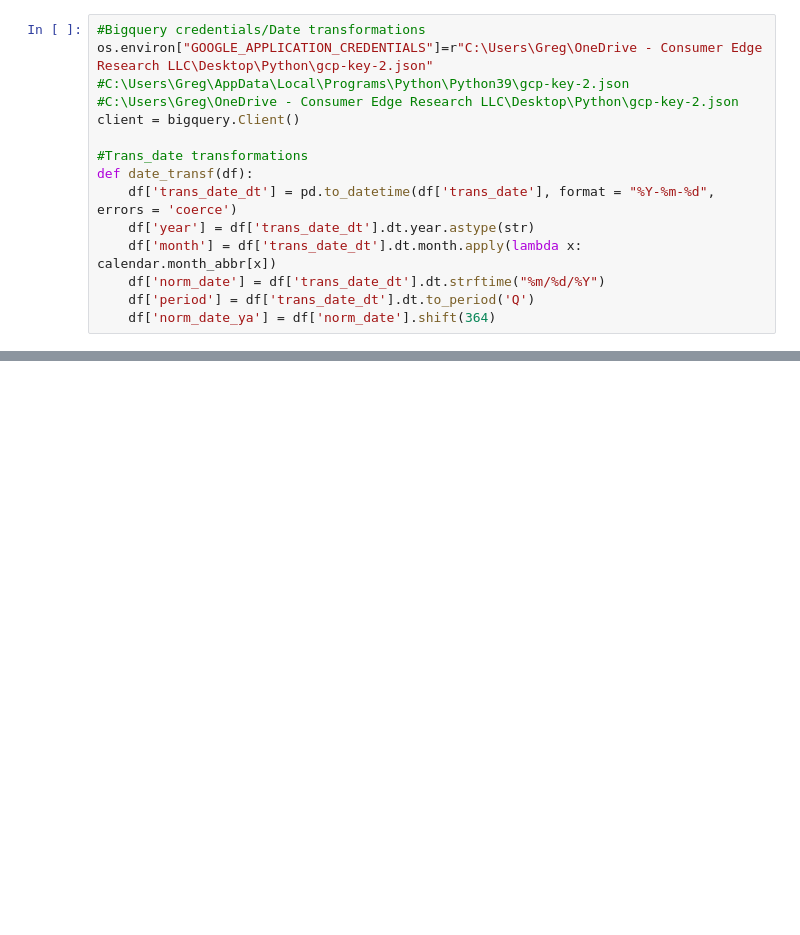
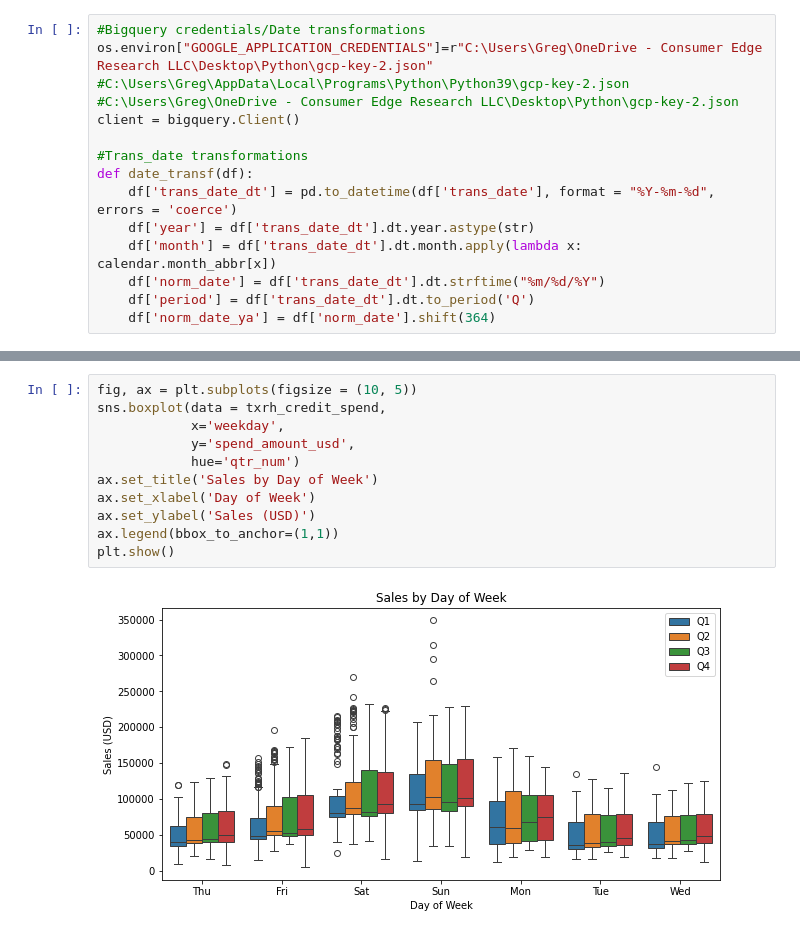
Before and after one commit to gpotter-CE/CE_Insights_Projects, a Jupyter notebook: Forecasting.ipynb, the cells around one changed output, grey strips where cells are left out. Drawn from its saved outputs; the diff is of its cells as text; blank space fills up the shorter version.

```diff
--- a/Forecasting.ipynb
+++ b/Forecasting.ipynb
@@ -60,0 +82,13 @@ raw_hist_df = client.query(raw_hist_sql).to_dataframe()
+# %%
+fig, ax = plt.subplots(figsize = (10, 5))
+sns.boxplot(data = txrh_credit_spend,
+            x='weekday',
+            y='spend_amount_usd',
+            hue='qtr_num')
+ax.set_title('Sales by Day of Week')
+ax.set_xlabel('Day of Week')
+ax.set_ylabel('Sales (USD)')
+ax.legend(bbox_to_anchor=(1,1))
+plt.show()
+# %% [output]
+[figure, added]
```
Also changed, not shown: parts of 24 cells of this notebook, 3 other files.
